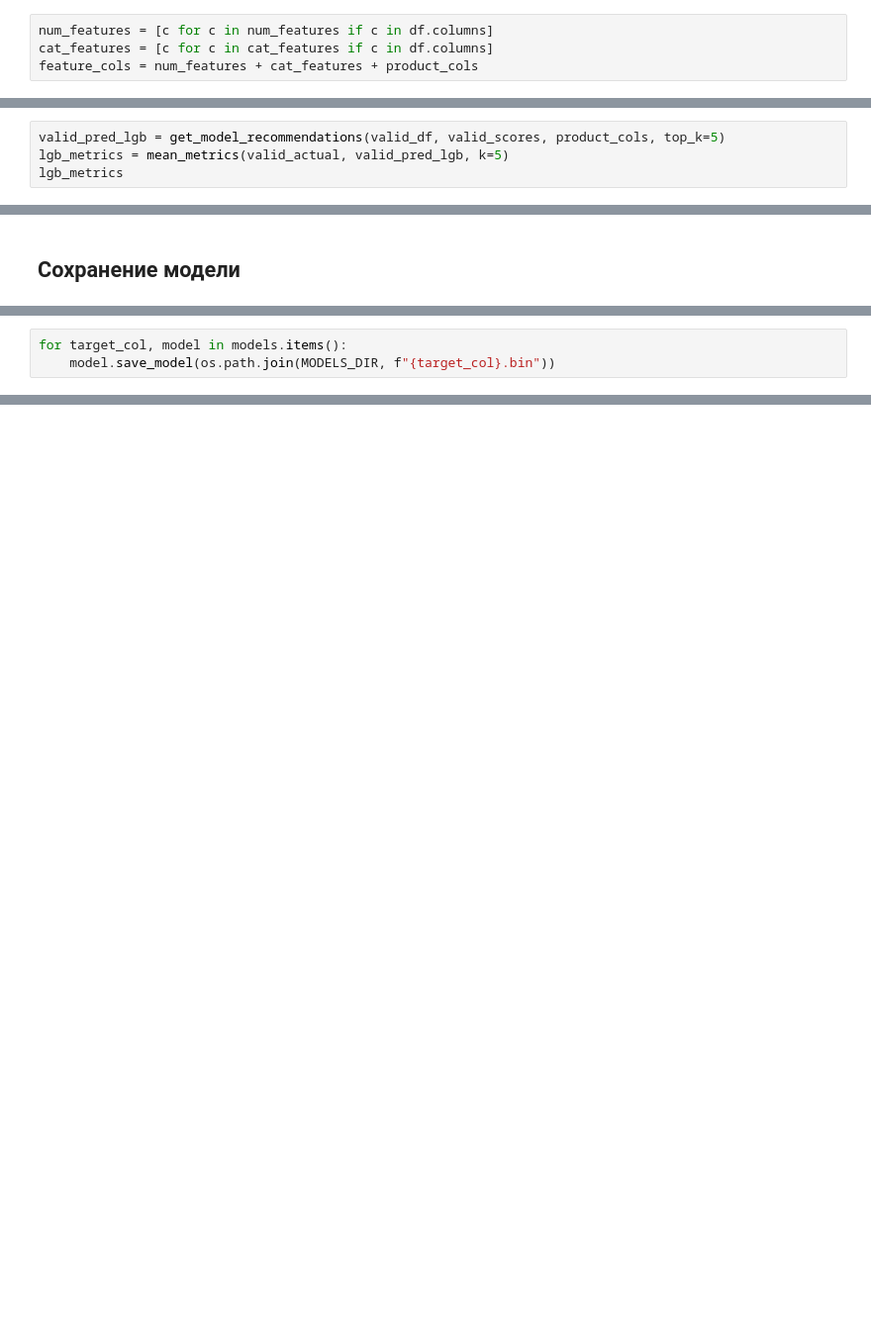
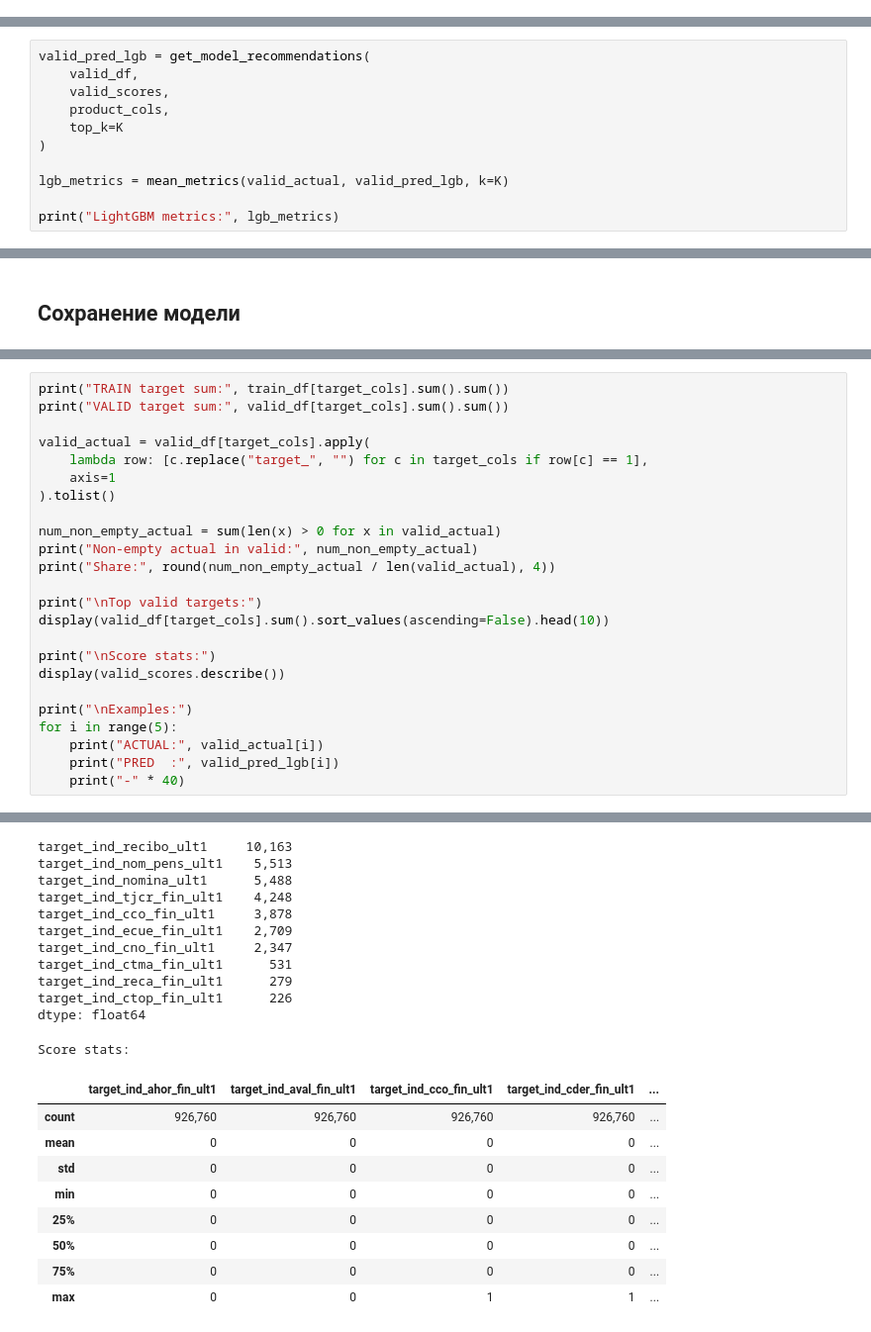
Before and after one commit to Manaam9/bank-product-recs, a Jupyter notebook: notebooks/02_modeling.ipynb, the cells around one changed output, grey strips where cells are left out. Shown at 99% size. Cells and saved outputs as stored; diff of their text form; blank space fills up the shorter version.

```diff
--- a/notebooks/02_modeling.ipynb
+++ b/notebooks/02_modeling.ipynb
@@ -137,7 +222,3 @@ cat_features = [
-# %%
-num_features = [c for c in num_features if c in df.columns]
-cat_features = [c for c in cat_features if c in df.columns]
-feature_cols = num_features + cat_features + product_cols
 # %% [markdown]
 ## Обработка категорий
 # %% [markdown]
@@ -291,6 +450,13 @@ def get_model_recommendations(valid_df, score_df, product_cols, top_k=5):
 
     return recommendations
 # %%
-valid_pred_lgb = get_model_recommendations(valid_df, valid_scores, product_cols, top_k=5)
-lgb_metrics = mean_metrics(valid_actual, valid_pred_lgb, k=5)
-lgb_metrics
+valid_pred_lgb = get_model_recommendations(
+    valid_df,
+    valid_scores,
+    product_cols,
+    top_k=K
+)
+
+lgb_metrics = mean_metrics(valid_actual, valid_pred_lgb, k=K)
+
+print("LightGBM metrics:", lgb_metrics)
@@ -321,3 +510,25 @@ joblib.dump(models, os.path.join(MODELS_DIR, "lgbm_one_vs_rest.pkl"))
-# %%
-for target_col, model in models.items():
-    model.save_model(os.path.join(MODELS_DIR, f"{target_col}.bin"))
+# %%
+print("TRAIN target sum:", train_df[target_cols].sum().sum())
+print("VALID target sum:", valid_df[target_cols].sum().sum())
+
+valid_actual = valid_df[target_cols].apply(
+    lambda row: [c.replace("target_", "") for c in target_cols if row[c] == 1],
+    axis=1
+).tolist()
+
+num_non_empty_actual = sum(len(x) > 0 for x in valid_actual)
+print("Non-empty actual in valid:", num_non_empty_actual)
+print("Share:", round(num_non_empty_actual / len(valid_actual), 4))
+
+print("\nTop valid targets:")
+display(valid_df[target_cols].sum().sort_values(ascending=False).head(10))
+
+print("\nScore stats:")
+display(valid_scores.describe())
+
+print("\nExamples:")
+for i in range(5):
+    print("ACTUAL:", valid_actual[i])
+    print("PRED  :", valid_pred_lgb[i])
+    print("-" * 40)
+# %% [output]
@@ -323,0 +541,21 @@ for target_col, model in models.items():
+target_ind_recibo_ult1     10,163
+target_ind_nom_pens_ult1    5,513
+target_ind_nomina_ult1      5,488
+target_ind_tjcr_fin_ult1    4,248
+target_ind_cco_fin_ult1     3,878
+target_ind_ecue_fin_ult1    2,709
+target_ind_cno_fin_ult1     2,347
+target_ind_ctma_fin_ult1      531
+target_ind_reca_fin_ult1      279
+target_ind_ctop_fin_ult1      226
+dtype: float64
+Score stats:
+|  | target_ind_ahor_fin_ult1 | target_ind_aval_fin_ult1 | target_ind_cco_fin_ult1 | target_ind_cder_fin_ult1 | ... |
+| count | 926,760 | 926,760 | 926,760 | 926,760 | ... |
+| mean | 0 | 0 | 0 | 0 | ... |
+| std | 0 | 0 | 0 | 0 | ... |
+| min | 0 | 0 | 0 | 0 | ... |
+| 25% | 0 | 0 | 0 | 0 | ... |
+| 50% | 0 | 0 | 0 | 0 | ... |
+| 75% | 0 | 0 | 0 | 0 | ... |
+| max | 0 | 0 | 1 | 1 | ... |
```
Also changed, not shown: parts of 21 cells of this notebook, 1 other file.
